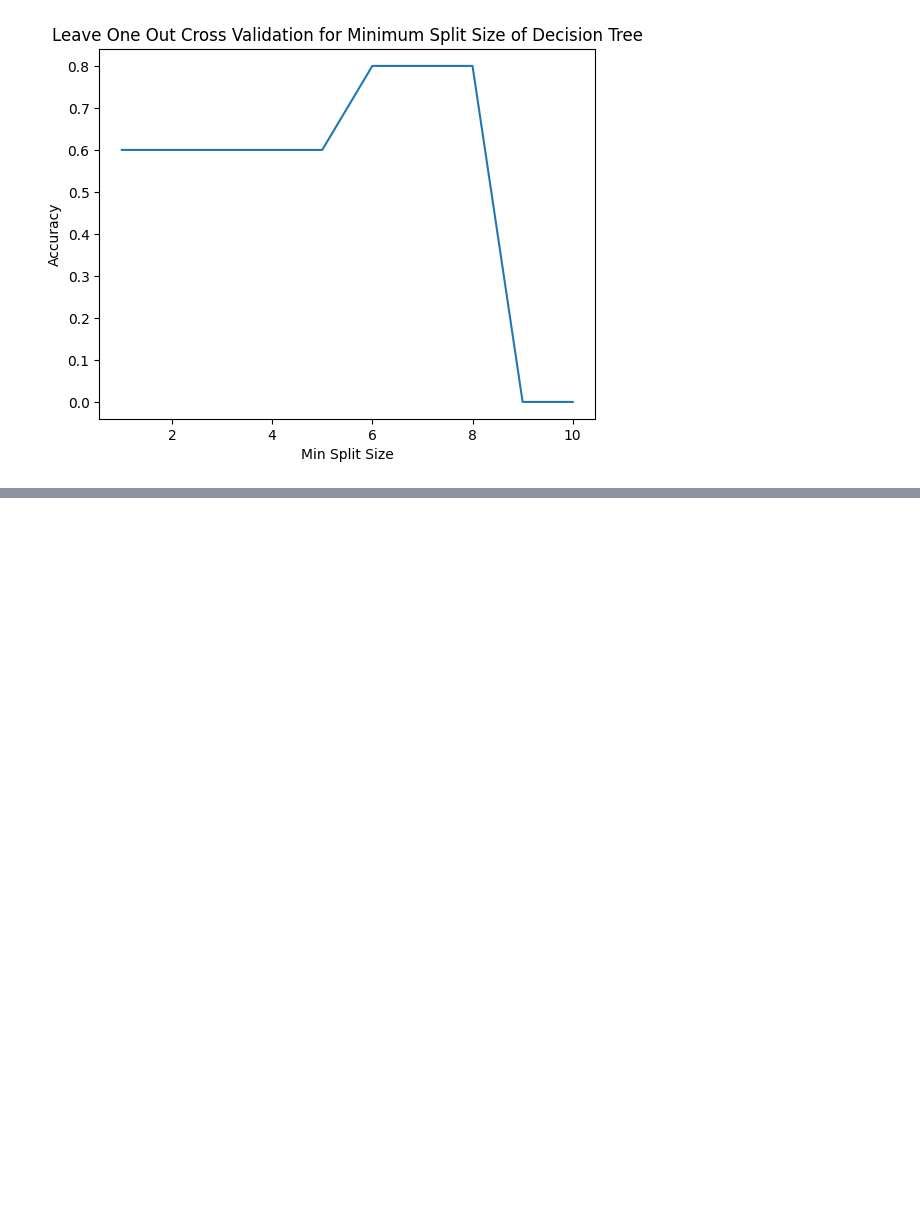
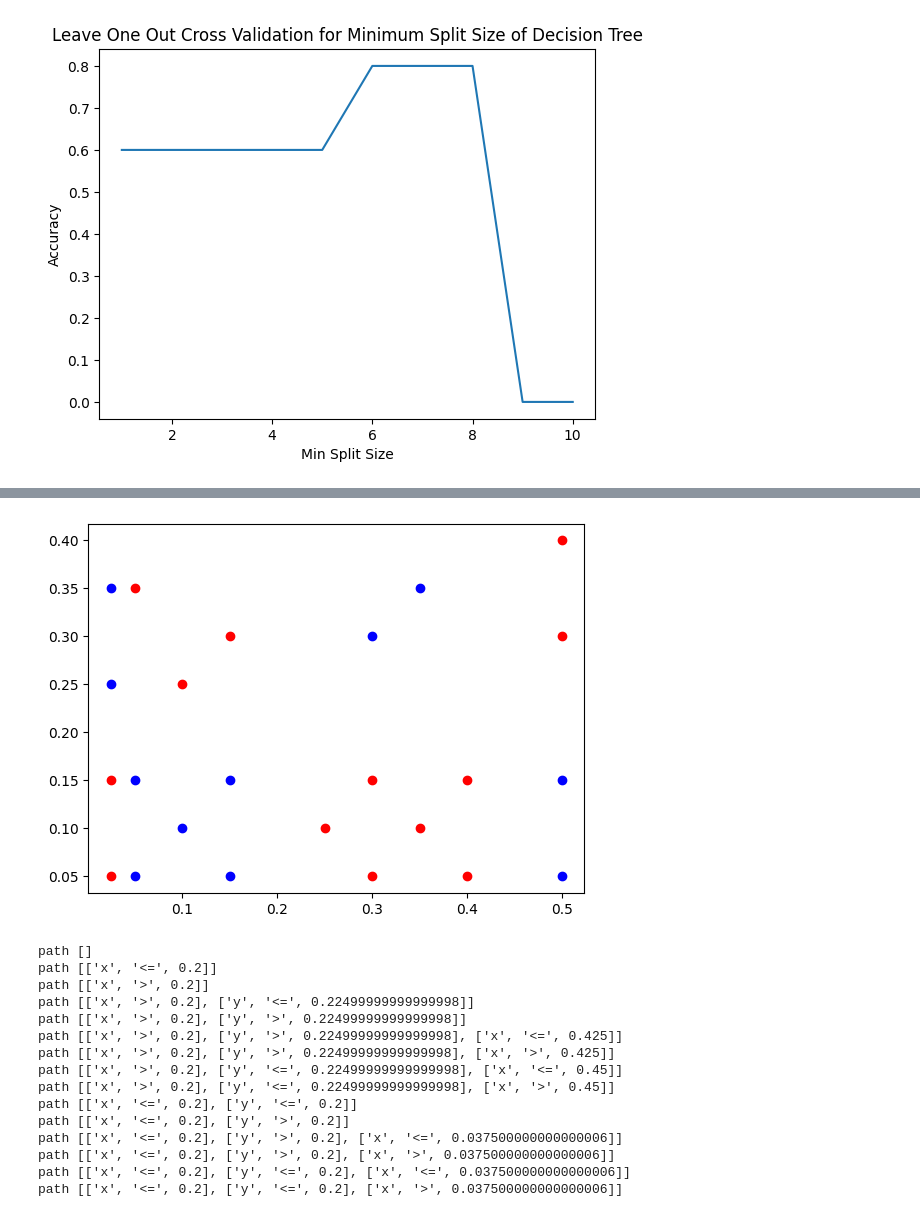
Before and after one commit to ca3-10/machine-learning-hw-11, a Jupyter notebook: decision_tree_tests.ipynb, the cells around one changed output, grey strips where cells are left out. Cells and saved outputs as stored; diff of their text form; code cells hidden in the pictures; blank space fills up the shorter version.

```diff
--- a/decision_tree_tests.ipynb
+++ b/decision_tree_tests.ipynb
@@ -167,0 +164,74 @@ node class: Shortbread
+# %%
+#6 Construct a data set that leads to a decision tree that looks like the one below (15 nodes total)
+#                     root.
+#                   /      \
+#              child         child
+#            /       \     /       \
+#       child      child  child     child
+#       /   \      /   \  /   \     /   \
+#   child child child child child child child.
+
+six_data_values = [
+['Shortbread', 0.025, 0.05],
+['Shortbread', 0.025, 0.15],
+['Shortbread', 0.05, 0.35],
+['Shortbread', 0.1, 0.25],
+['Shortbread', 0.15, 0.3],
+['Shortbread', 0.25, 0.1],
+['Shortbread', 0.3, 0.05],
+['Shortbread', 0.3, 0.15],
+['Shortbread', 0.35, 0.1],
+['Shortbread', 0.4, 0.15],
+['Shortbread', 0.4, 0.05],
+['Sugar', 0.025, 0.25],
+['Sugar', 0.025, 0.35],
+['Sugar', 0.05, 0.05],
+['Sugar', 0.05, 0.15],
+['Sugar', 0.1, 0.1],
+['Sugar', 0.15, 0.05],
+['Sugar', 0.15, 0.15],
+['Sugar', 0.3, 0.3],
+['Sugar', 0.35, 0.35],
+['Sugar', 0.5, 0.05],
+['Sugar', 0.5, 0.15],
+['Shortbread', 0.5, 0.3],
+['Shortbread', 0.5, 0.4]
+
+]
+
+shortbread_x = [point[1] for point in six_data_values if point[0] == 'Shortbread']
+shortbread_y = [point[2] for point in six_data_values if point[0] == 'Shortbread']
+
+sugar_x = [point[1] for point in six_data_values if point[0] == 'Sugar']
+sugar_y = [point[2] for point in six_data_values if point[0] == 'Sugar']
+
+plt.scatter(shortbread_x,shortbread_y,color='red')
+plt.scatter(sugar_x,sugar_y,color='blue')
+plt.show()
+
+tree_six = DecisionTree(six_data_values, 10,1)
+
+for nodes in tree_six.nodes:
+    print('path',nodes.path)
+    #print('points in node', nodes.data_points)
+    #print('node class:', nodes.prediction)
+    #print()
+
+assert len(tree_six.nodes) == 15
+# %% [output]
+[figure, added]
+path []
+path [['x', '<=', 0.2]]
+path [['x', '>', 0.2]]
+path [['x', '>', 0.2], ['y', '<=', 0.22499999999999998]]
+path [['x', '>', 0.2], ['y', '>', 0.22499999999999998]]
+path [['x', '>', 0.2], ['y', '>', 0.22499999999999998], ['x', '<=', 0.425]]
+path [['x', '>', 0.2], ['y', '>', 0.22499999999999998], ['x', '>', 0.425]]
+path [['x', '>', 0.2], ['y', '<=', 0.22499999999999998], ['x', '<=', 0.45]]
+path [['x', '>', 0.2], ['y', '<=', 0.22499999999999998], ['x', '>', 0.45]]
+path [['x', '<=', 0.2], ['y', '<=', 0.2]]
+path [['x', '<=', 0.2], ['y', '>', 0.2]]
+path [['x', '<=', 0.2], ['y', '>', 0.2], ['x', '<=', 0.037500000000000006]]
+path [['x', '<=', 0.2], ['y', '>', 0.2], ['x', '>', 0.037500000000000006]]
+path [['x', '<=', 0.2], ['y', '<=', 0.2], ['x', '<=', 0.037500000000000006]]
+path [['x', '<=', 0.2], ['y', '<=', 0.2], ['x', '>', 0.037500000000000006]]
```
Also changed, not shown: parts of 2 cells of this notebook.
